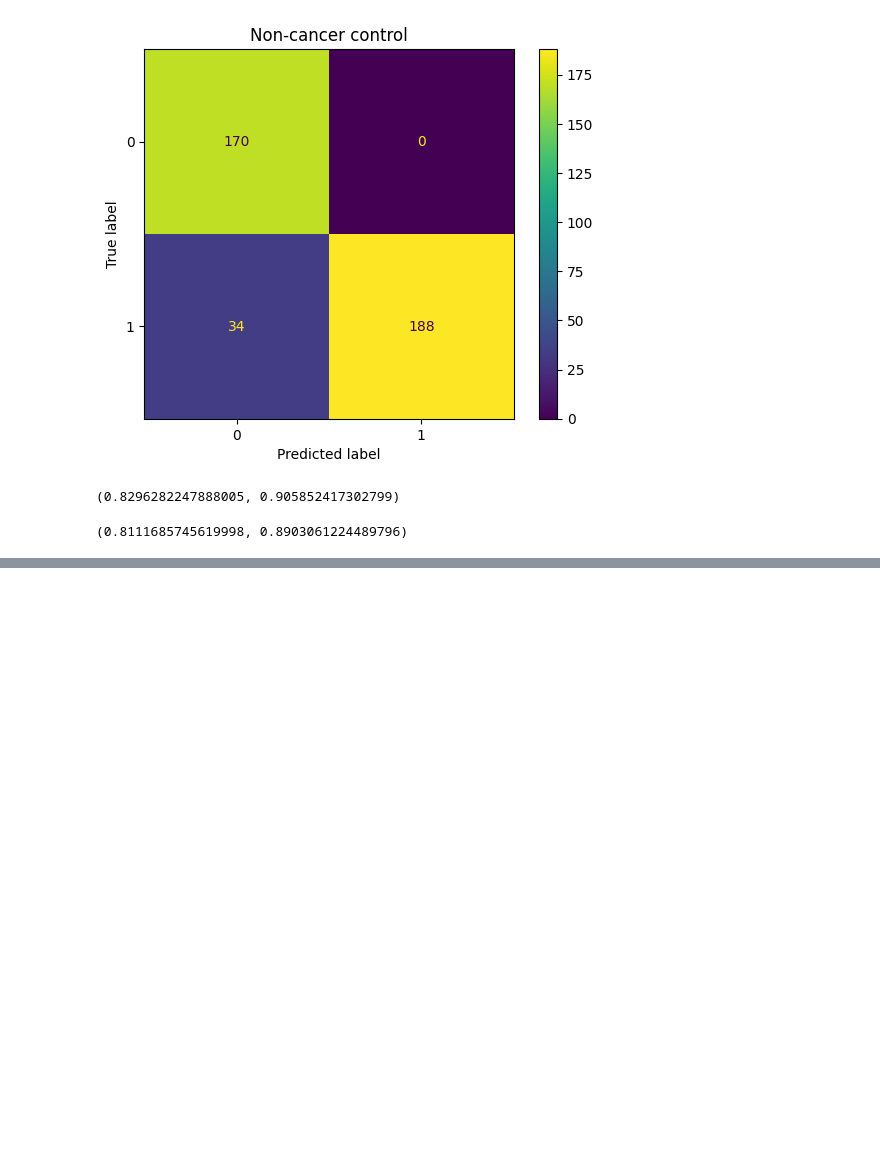
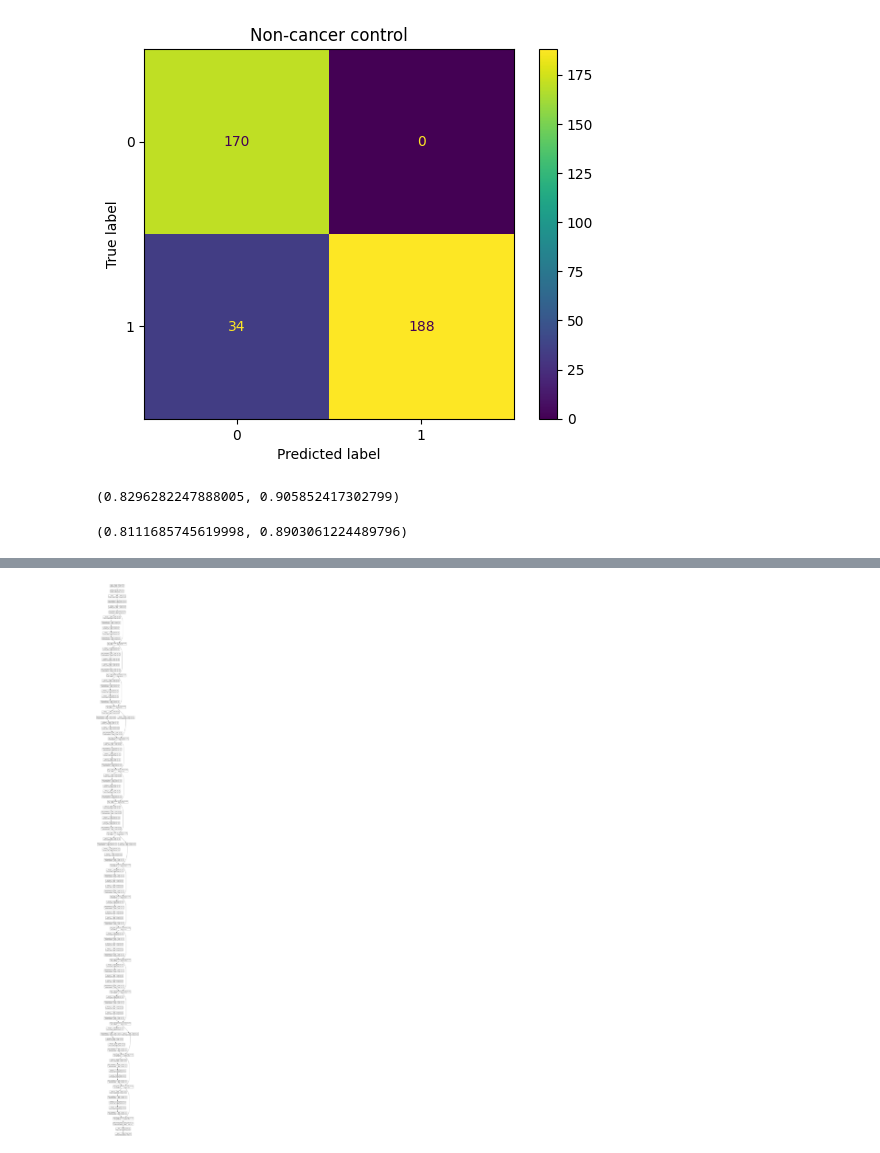
Before and after one commit to HabilAmardias/Lung-Cancer-Classification-Gene-Expression, a Jupyter notebook: main.ipynb, the cells around one changed output, grey strips where cells are left out. Saved outputs shown, nothing was run; the diff lists cells and outputs as text; code cells hidden in the pictures; blank space fills up the shorter version.

```diff
--- a/main.ipynb
+++ b/main.ipynb
@@ -651,0 +638,21 @@ from sklearn.metrics import f1_score, accuracy_score
+# %%
+def block_1(x,filter):
+    x_skip=x
+    x=keras.layers.Conv1D(filter,3,padding='same')(x)
+    x=keras.layers.BatchNormalization()(x)
+    x=keras.layers.Activation('relu')(x)
+    x=keras.layers.Conv1D(filter,3,padding='same')(x)
+    x=keras.layers.BatchNormalization()(x)
+    x=keras.layers.Add()([x_skip,x])
+    return x
+# %%
+def block_2(x,filter):
+    x_skip=x
+    x_skip=keras.layers.Conv1D(filter,1,2,padding='same',activation='linear')(x_skip)
+    x=keras.layers.Conv1D(filter,3,2,padding='same')(x)
+    x=keras.layers.BatchNormalization()(x)
+    x=keras.layers.Activation('relu')(x)
+    x=keras.layers.Conv1D(filter,3,padding='same')(x)
+    x=keras.layers.BatchNormalization()(x)
+    x=keras.layers.Add()([x_skip,x])
+    return x
@@ -651,0 +703,3 @@ from sklearn.metrics import f1_score, accuracy_score
+# %%
+model=build_model()
+model.summary()
@@ -651,0 +724,4 @@ from sklearn.metrics import f1_score, accuracy_score
+# %%
+keras.utils.plot_model(model,show_shapes=True,show_layer_activations=True)
+# %% [output]
+[figure, added]
```
Also changed, not shown: parts of 20 cells of this notebook.
